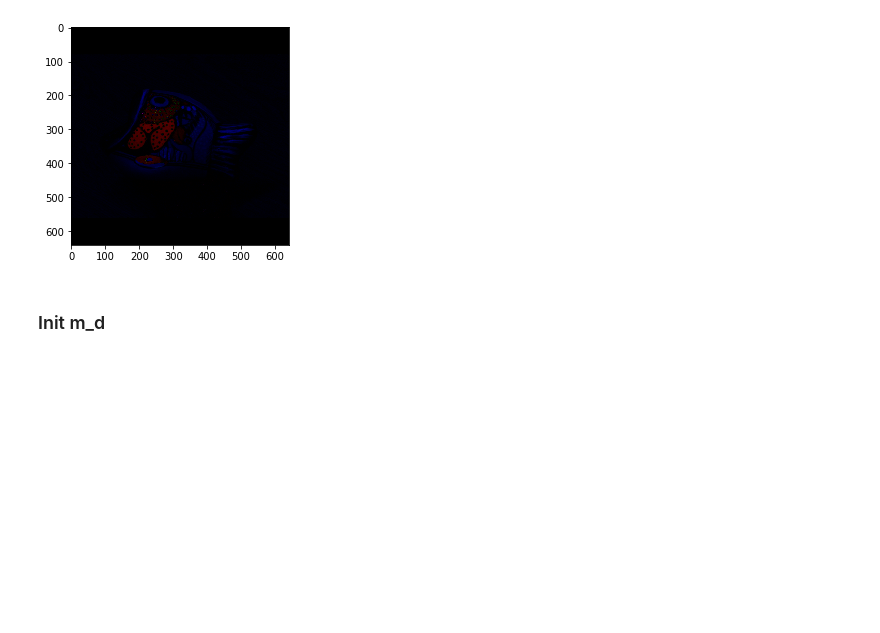
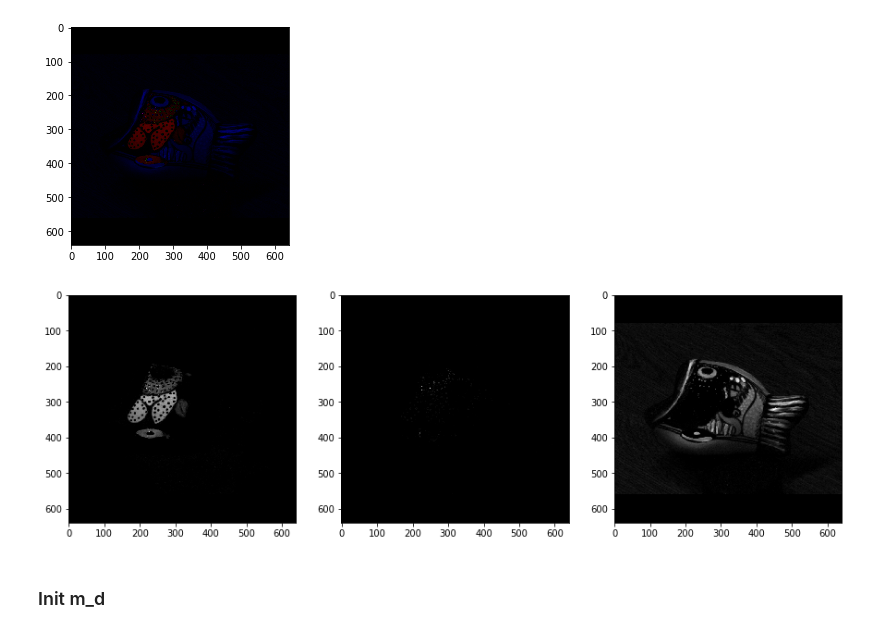
Before and after one commit to NikolaiSviridov/Specular-Highlight-Removal, a Jupyter notebook: single_image/Artusi_A_et_al/python/clean.ipynb, the cells around one changed output. Saved outputs shown, nothing was run; the diff lists cells and outputs as text; code cells hidden in the pictures; blank space fills up the shorter version.

```diff
--- a/single_image/Artusi_A_et_al/python/clean.ipynb
+++ b/single_image/Artusi_A_et_al/python/clean.ipynb
@@ -373,6 +373,12 @@ plt.imshow(_m_s * _Gamma)
 # %% [output]
 <matplotlib.image.AxesImage at 0x...>
 [figure]
+# %%
+f, ax = plt.subplots(1, 3, figsize=(15,15))
+for i, color in enumerate(cv2.split(_m_s * _Gamma)):
+    ax[i].imshow(color, cmap='gray')
+# %% [output]
+[figure, added]
 # %% [markdown]
 ### Init m_d
 # %%
```
Also changed, not shown: parts of 5 cells of this notebook.
